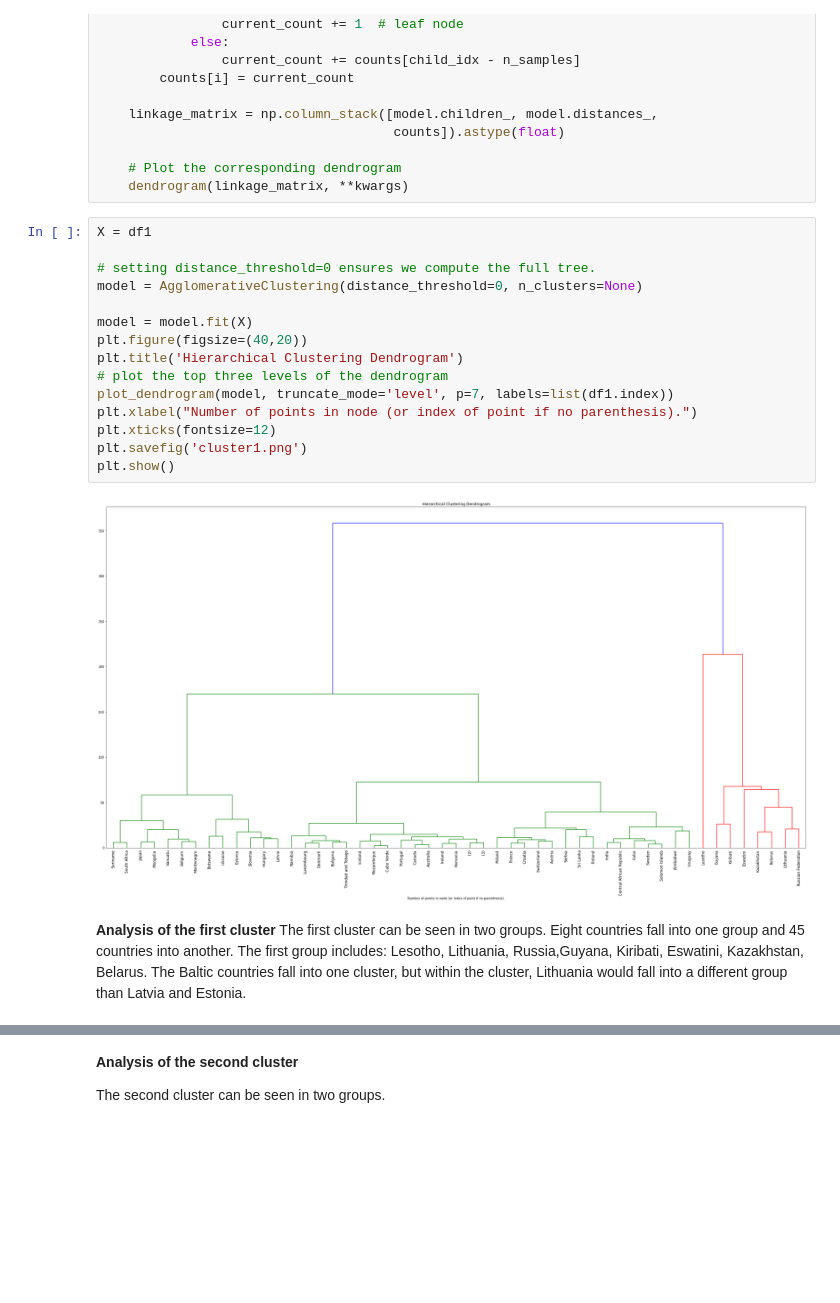
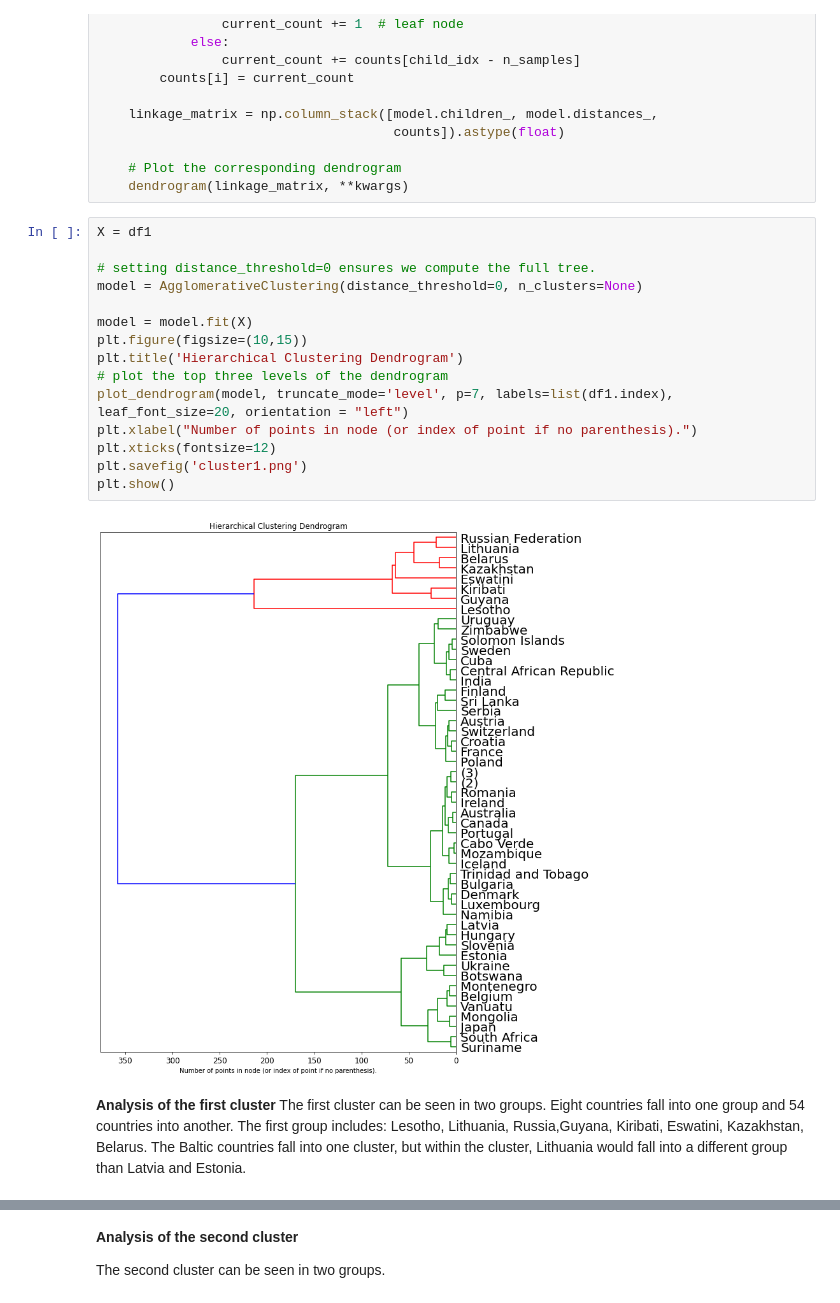
Before and after one commit to GabrieleKasputyte/Duomenu-gavyba, a Jupyter notebook: DS_egzaminas_HC.ipynb, the cells around one changed output, grey strips where cells are left out. Saved outputs shown, nothing was run; the diff lists cells and outputs as text; blank space fills up the shorter version.

```diff
--- a/DS_egzaminas_HC.ipynb
+++ b/DS_egzaminas_HC.ipynb
@@ -150,23 +211,23 @@ def plot_dendrogram(model, **kwargs):
 # %%
 X = df1
 
 # setting distance_threshold=0 ensures we compute the full tree.
 model = AgglomerativeClustering(distance_threshold=0, n_clusters=None)
 
 model = model.fit(X)
-plt.figure(figsize=(40,20))
+plt.figure(figsize=(10,15))
 plt.title('Hierarchical Clustering Dendrogram')
 # plot the top three levels of the dendrogram
-plot_dendrogram(model, truncate_mode='level', p=7, labels=list(df1.index))
+plot_dendrogram(model, truncate_mode='level', p=7, labels=list(df1.index), leaf_font_size=20, orientation = "left")
 plt.xlabel("Number of points in node (or index of point if no parenthesis).")
 plt.xticks(fontsize=12)
 plt.savefig('cluster1.png')
 plt.show()
 # %% [output]
-[figure, old version]
+[figure, new version]
 # %% [markdown]
 **Analysis of the first cluster**
-The first cluster can be seen in two groups. Eight countries fall into one group and 45 countries into another. The first group includes: Lesotho, Lithuania, Russia,Guyana, Kiribati, Eswatini, Kazakhstan, Belarus. The Baltic countries fall into one cluster, but within the cluster, Lithuania would fall into a different group than Latvia and Estonia.
+The first cluster can be seen in two groups. Eight countries fall into one group and 54 countries into another. The first group includes: Lesotho, Lithuania, Russia,Guyana, Kiribati, Eswatini, Kazakhstan, Belarus. The Baltic countries fall into one cluster, but within the cluster, Lithuania would fall into a different group than Latvia and Estonia.
 # %%
 X = df2
 
```
Also changed, not shown: parts of 6 cells of this notebook.
